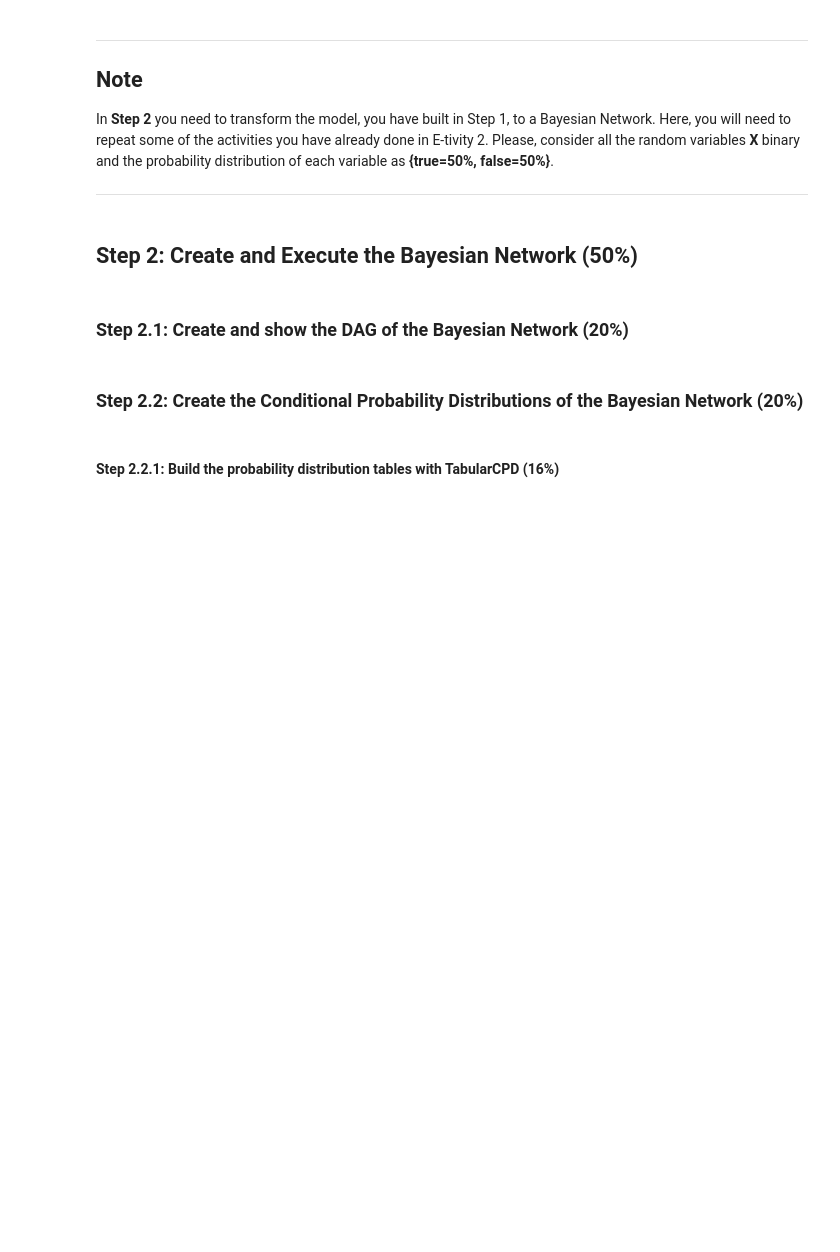
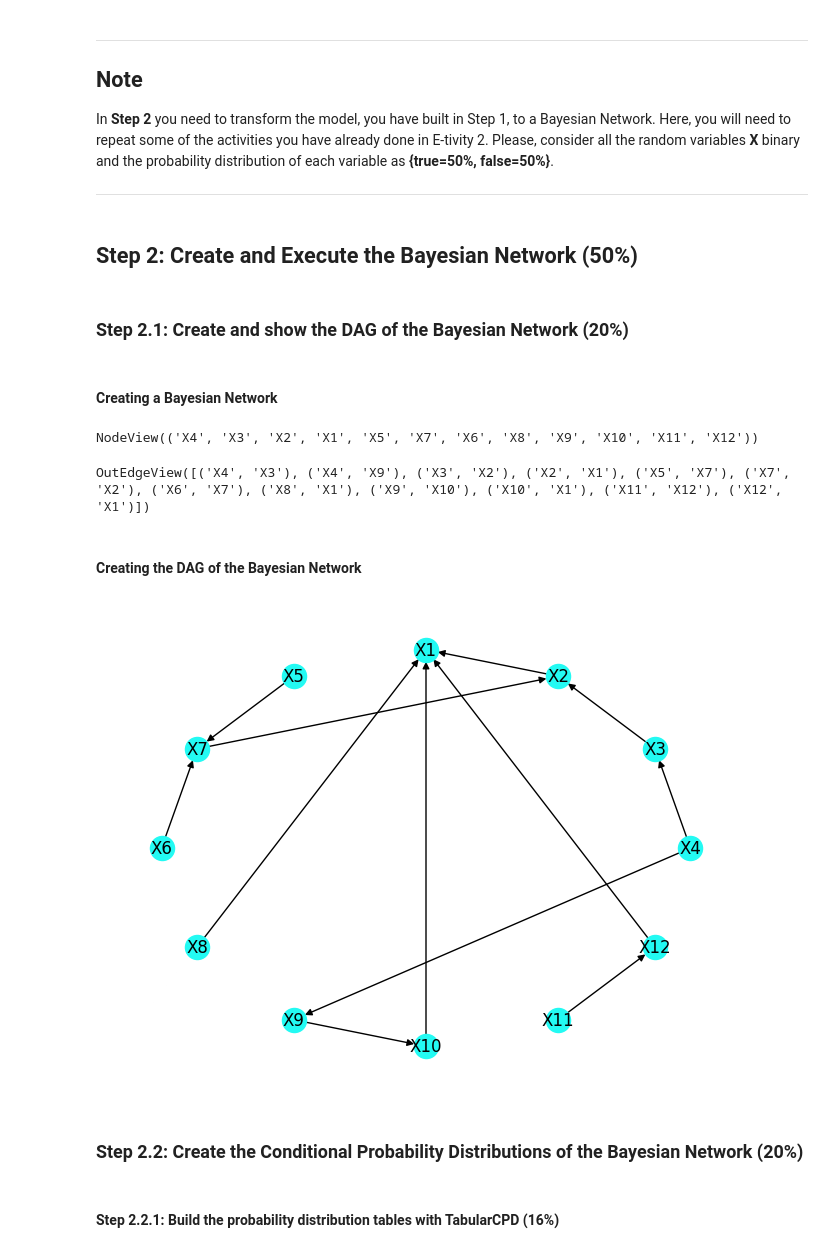
Before and after one commit to sprince0031/UL_Masters, a Jupyter notebook: SEM_2/CS6462-Probabilistic_and_Explainable_AI/Etivity3/Etivity-3_23052058.ipynb, the cells around one changed output. Saved outputs shown, nothing was run; the diff lists cells and outputs as text; code cells hidden in the pictures; blank space fills up the shorter version.

```diff
--- a/SEM_2/CS6462-Probabilistic_and_Explainable_AI/Etivity3/Etivity-3_23052058.ipynb
+++ b/SEM_2/CS6462-Probabilistic_and_Explainable_AI/Etivity3/Etivity-3_23052058.ipynb
@@ -83,9 +144,38 @@ In <b>Step 2</b> you need to transform the model, you have built in Step 1, to a
 ## Step 2: Create and Execute the Bayesian Network (50%)
 # %% [markdown]
 ### Step 2.1: Create and show the DAG of the Bayesian Network (20%)
+# %% [markdown]
+#### Creating a Bayesian Network
 # %%
 # use the pgmpy library: "from pgmpy.models import BayesianNetwork"
-# your code goes here
+from pgmpy.models import BayesianNetwork
+from pgmpy.factors.discrete import TabularCPD
+import networkx as nx
+import matplotlib.pyplot as plt
+
+model = BayesianNetwork([
+        ('X4', 'X3'), ('X3', 'X2'), ('X2', 'X1'), # Scenario #1
+        ('X5', 'X7'), ('X6', 'X7'), ('X7', 'X2'), ('X2', 'X1'), # Scenario #2
+        ('X8', 'X1'), # Scenario #3
+        ('X4', 'X9'), ('X9', 'X10'), ('X10', 'X1'), # Scenario #4
+        ('X11', 'X12'), ('X12', 'X1') # Scenario #5
+    ])
+# %%
+model.nodes()
+# %% [output]
+NodeView(('X4', 'X3', 'X2', 'X1', 'X5', 'X7', 'X6', 'X8', 'X9', 'X10', 'X11', 'X12'))
+# %%
+model.edges()
+# %% [output]
+OutEdgeView([('X4', 'X3'), ('X4', 'X9'), ('X3', 'X2'), ('X2', 'X1'), ('X5', 'X7'), ('X7', 'X2'), ('X6', 'X7'), ('X8', 'X1'), ('X9', 'X10'), ('X10', 'X1'), ('X11', 'X12'), ('X12', 'X1')])
+# %% [markdown]
+#### Creating the DAG of the Bayesian Network
+# %%
+pos = nx.circular_layout(model)
+nx.draw(model, pos=pos, with_labels=True, node_color='#23faf3')
+plt.show()
+# %% [output]
+[figure, added]
 # %% [markdown]
 ### Step 2.2: Create the Conditional Probability Distributions of the Bayesian Network (20%)
 # %% [markdown]
```
Also changed, not shown: parts of 12 cells of this notebook.
